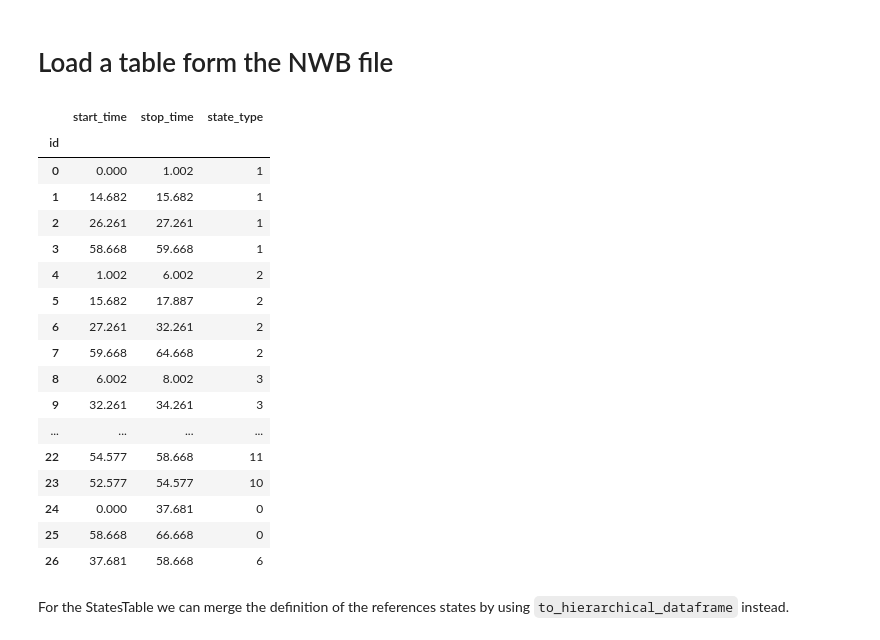
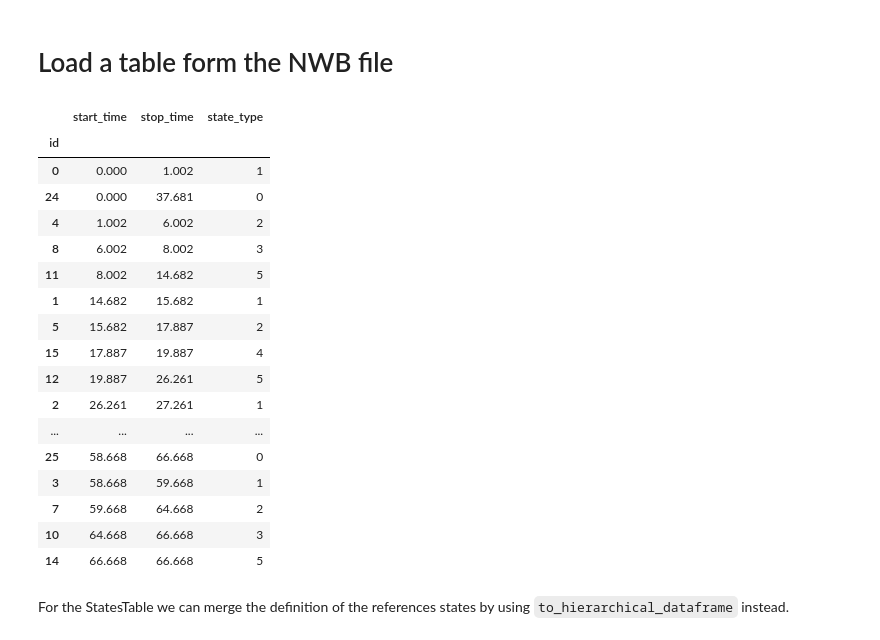
Before and after one commit to chenxinfeng4/ArControl-convert2-nwb, a Jupyter notebook: playground/demo_convert.ipynb, the cells around one changed output. Drawn from its saved outputs; the diff is of its cells as text; code cells hidden in the pictures.

```diff
--- a/playground/demo_convert.ipynb
+++ b/playground/demo_convert.ipynb
@@ -86,26 +86,26 @@ pprint.pprint(arcdata)
 # %% [markdown]
 # Load a table form the NWB file
 # %%
-nwb.acquisition['states'].to_dataframe(index=True)
+nwb.acquisition['states'].to_dataframe(index=True).sort_values(by='start_time')
 # %% [output]
 |  | start_time | stop_time | state_type |
 | id |  |  |  |
 | 0 | 0.000 | 1.002 | 1 |
+| 24 | 0.000 | 37.681 | 0 |
+| 4 | 1.002 | 6.002 | 2 |
+| 8 | 6.002 | 8.002 | 3 |
+| 11 | 8.002 | 14.682 | 5 |
 | 1 | 14.682 | 15.682 | 1 |
+| 5 | 15.682 | 17.887 | 2 |
+| 15 | 17.887 | 19.887 | 4 |
+| 12 | 19.887 | 26.261 | 5 |
 | 2 | 26.261 | 27.261 | 1 |
+| ... | ... | ... | ... |
+| 25 | 58.668 | 66.668 | 0 |
 | 3 | 58.668 | 59.668 | 1 |
-| 4 | 1.002 | 6.002 | 2 |
-| 5 | 15.682 | 17.887 | 2 |
-| 6 | 27.261 | 32.261 | 2 |
 | 7 | 59.668 | 64.668 | 2 |
-| 8 | 6.002 | 8.002 | 3 |
-| 9 | 32.261 | 34.261 | 3 |
-| ... | ... | ... | ... |
-| 22 | 54.577 | 58.668 | 11 |
-| 23 | 52.577 | 54.577 | 10 |
-| 24 | 0.000 | 37.681 | 0 |
-| 25 | 58.668 | 66.668 | 0 |
-| 26 | 37.681 | 58.668 | 6 |
+| 10 | 64.668 | 66.668 | 3 |
+| 14 | 66.668 | 66.668 | 5 |
 # %% [markdown]
 For the StatesTable we can merge the definition of the references states by using ``to_hierarchical_dataframe`` instead.
 # %%
```
Also changed, not shown: parts of 3 cells of this notebook.
